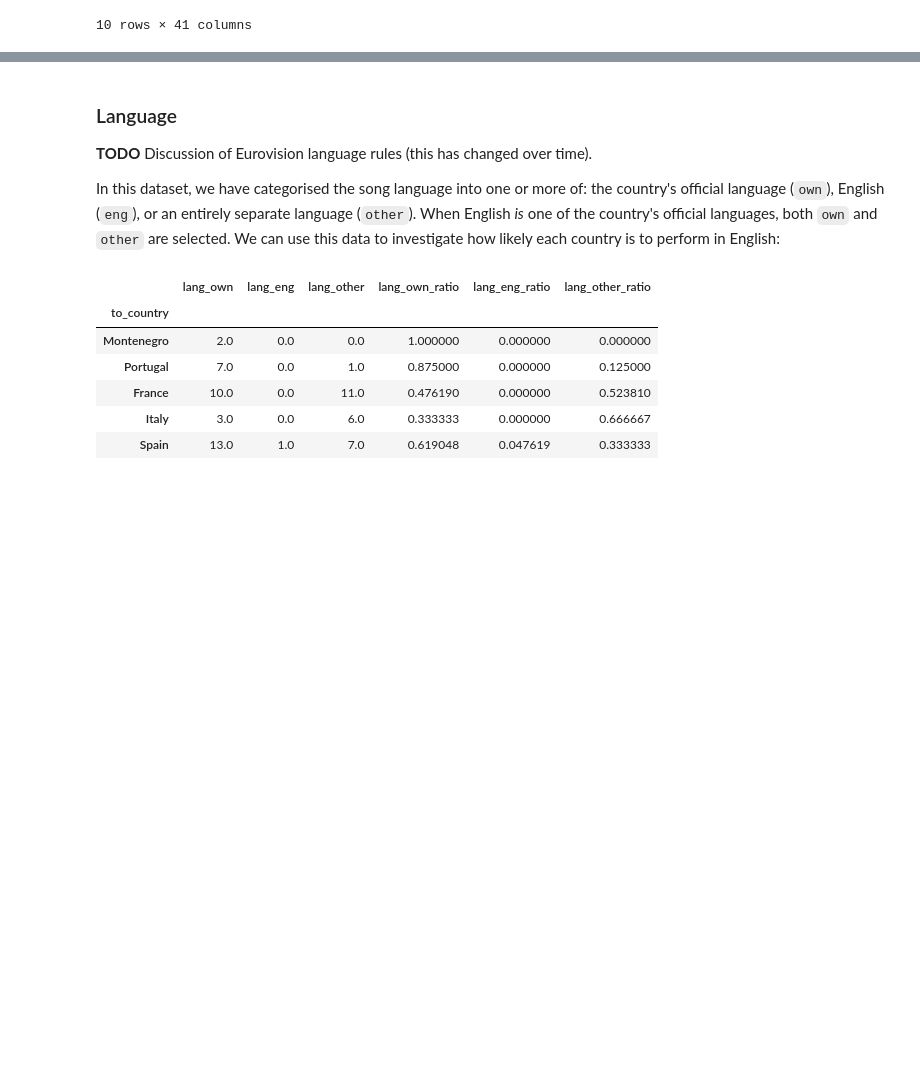
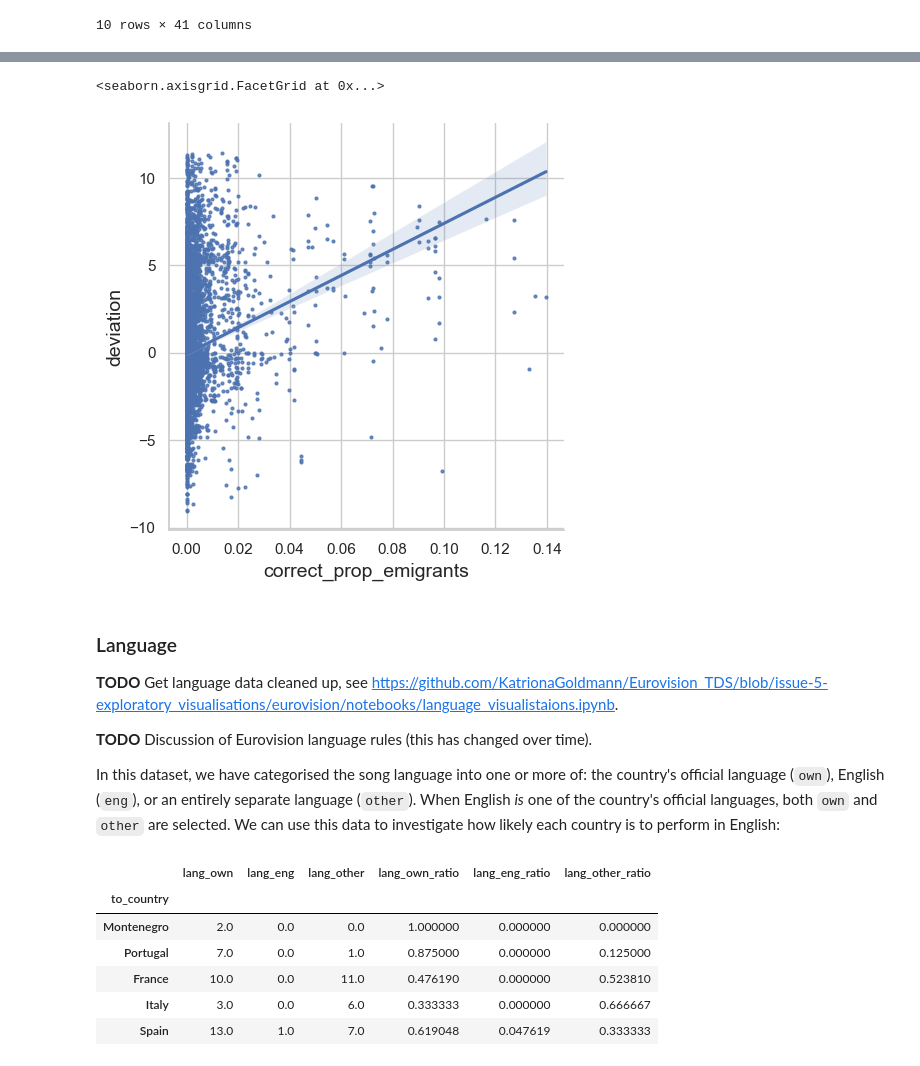
Before and after one commit to KatrionaGoldmann/Eurovision_TDS, a Jupyter notebook: eurovision.ipynb, the cells around one changed output, grey strips where cells are left out. Cells and saved outputs as stored; diff of their text form; code cells hidden in the pictures; blank space fills up the shorter version.

```diff
--- a/eurovision.ipynb
+++ b/eurovision.ipynb
@@ -175,5 +232,15 @@ Text(852.3749999999999, 0.5, 'Voting country')
+# %%
+sns.lmplot(x='correct_prop_emigrants', y='deviation', data=df_migration,
+           scatter_kws={"s": 4})
+
+# regression is severely biased by the number of data points at low x-values
+# %% [output]
+<seaborn.axisgrid.FacetGrid at 0x...>
+[figure, added]
 # %% [markdown]
 ### Language
+
+**TODO** Get language data cleaned up, see https://github.com/KatrionaGoldmann/Eurovision_TDS/blob/issue-5-exploratory_visualisations/eurovision/notebooks/language_visualistaions.ipynb.
 
 **TODO** Discussion of Eurovision language rules (this has changed over time).
 
```
Also changed, not shown: parts of 8 cells of this notebook.
